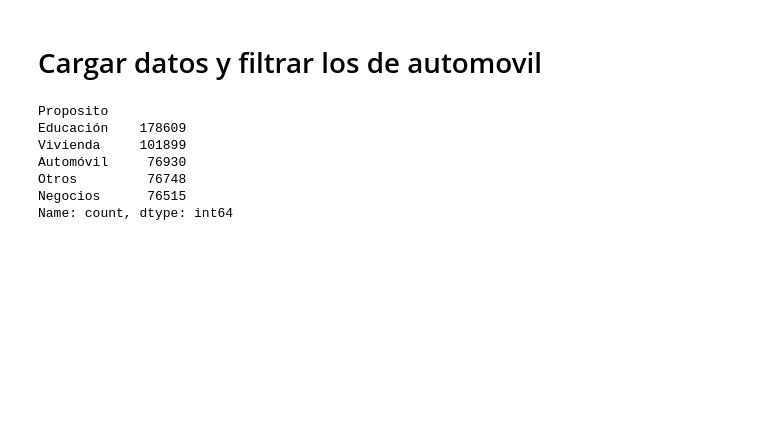
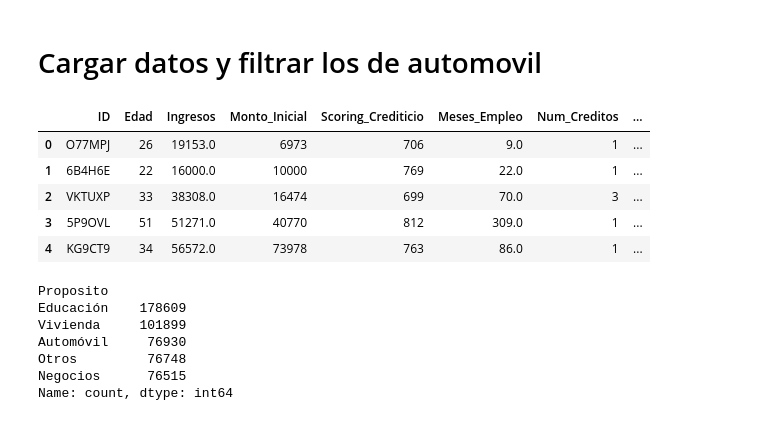
Before and after one commit to NaiaArroyo/RETO-5-NARANJA, a Jupyter notebook: preprocesamiento.ipynb, the cells around one changed output. Drawn from its saved outputs; the diff is of its cells as text; code cells hidden in the pictures; blank space fills up the shorter version.

```diff
--- a/preprocesamiento.ipynb
+++ b/preprocesamiento.ipynb
@@ -9,6 +9,15 @@ from sklearn.preprocessing import StandardScaler
 from pandas.plotting import scatter_matrix
 # %%
 df = pd.read_excel("Prestamos_Data_Alumnos_v5.xlsx")
+# %%
+df.head()
+# %% [output]
+|  | ID | Edad | Ingresos | Monto_Inicial | Scoring_Crediticio | Meses_Empleo | Num_Creditos | ... |
+| 0 | O77MPJ | 26 | 19153.0 | 6973 | 706 | 9.0 | 1 | ... |
+| 1 | 6B4H6E | 22 | 16000.0 | 10000 | 769 | 22.0 | 1 | ... |
+| 2 | VKTUXP | 33 | 38308.0 | 16474 | 699 | 70.0 | 3 | ... |
+| 3 | 5P9OVL | 51 | 51271.0 | 40770 | 812 | 309.0 | 1 | ... |
+| 4 | KG9CT9 | 34 | 56572.0 | 73978 | 763 | 86.0 | 1 | ... |
 # %%
 df['Proposito'].value_counts()
 # %% [output]
```
Also changed, not shown: parts of 4 cells of this notebook.
